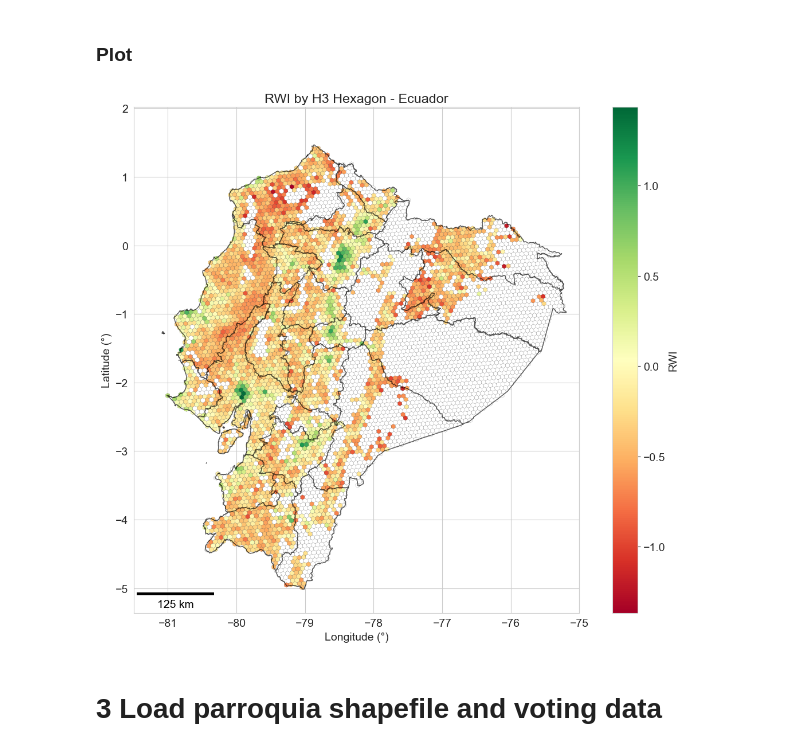
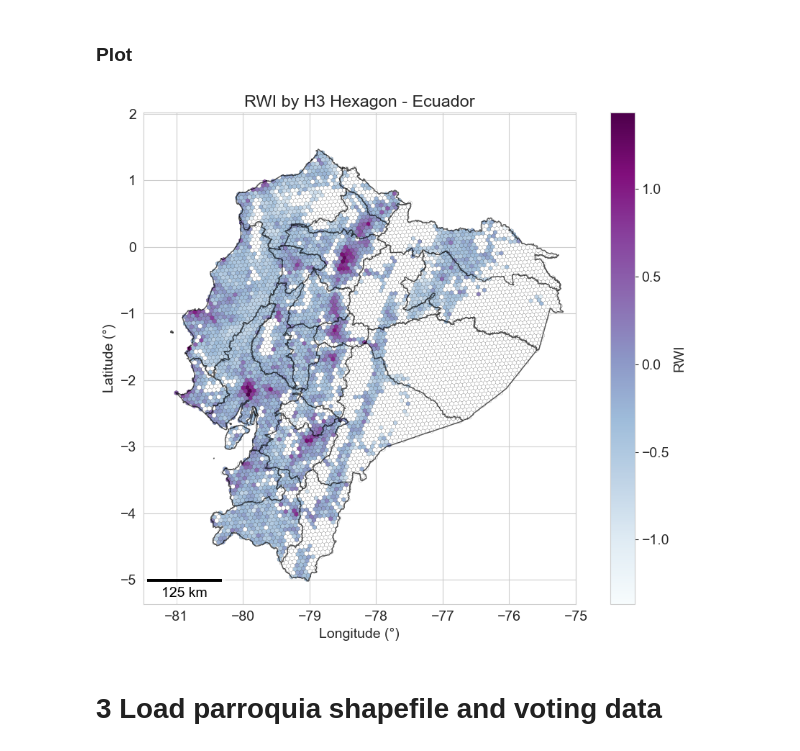
Before and after one commit to robertodawid/rwi-elections-ecuador-nov2025, a Jupyter notebook: notebooks/ProcessingData.ipynb, the cells around one changed output. Drawn from its saved outputs; the diff is of its cells as text; code cells hidden in the pictures.

```diff
--- a/notebooks/ProcessingData.ipynb
+++ b/notebooks/ProcessingData.ipynb
@@ -251,13 +251,13 @@ print(f"1 degree of longitude at Ecuador = {distance_meters:.2f} meters")
 ### Plot
 # %%
 #plt.rcParams.update({'font.size': 16})
-fig, ax = plt.subplots(figsize=(12, 10))
+fig, ax = plt.subplots(figsize=(10, 8))
 
 hexagons.plot(
     column='rwi_mean',
     ax=ax,
     legend=True,
-    cmap='RdYlGn',
+    cmap='BuPu',#RdYlGn',
     edgecolor='black',
     linewidth=0.1,
     missing_kwds={'color': 'white', 'label': 'No data'},
@@ -265,34 +265,35 @@ hexagons.plot(
 )
 
 
 admin_gdf.plot(ax=ax, edgecolor='black', color='None', alpha=0.4)
 region_gdf.plot(ax=ax, edgecolor='black', color='None', alpha=0.4)
 
 ax.set_aspect('equal')
 ax.set_xlabel('Longitude (°)')
 ax.set_ylabel('Latitude (°)')
 ax.set_title('RWI by H3 Hexagon - Ecuador')
 ax.set_xlim(-81.5, -75)
 
 # Add scale bar using the calculated distance_meters
 scalebar = ScaleBar(
     distance_meters,        # meters per degree at Ecuador's latitude
     dimension="si-length",
     location='lower left',
     length_fraction=0.2,
     width_fraction=0.005,
     units='m',
     color='black',
     box_alpha=0.5
 )
 
 ax.add_artist(scalebar)
 
 plt.tight_layout()
 #plt.savefig('../outputs/fig/rwi_map_ecuador.png', dpi=300, bbox_inches='tight')
+plt.savefig('../images/rwi_map_ecuador.png', dpi=300, bbox_inches='tight')
 plt.show()
 # %% [output]
-[figure, old version]
+[figure, new version]
 # %% [markdown]
 # 3 Load parroquia shapefile and voting data
 # %%
```
Also changed, not shown: 2 other files.
